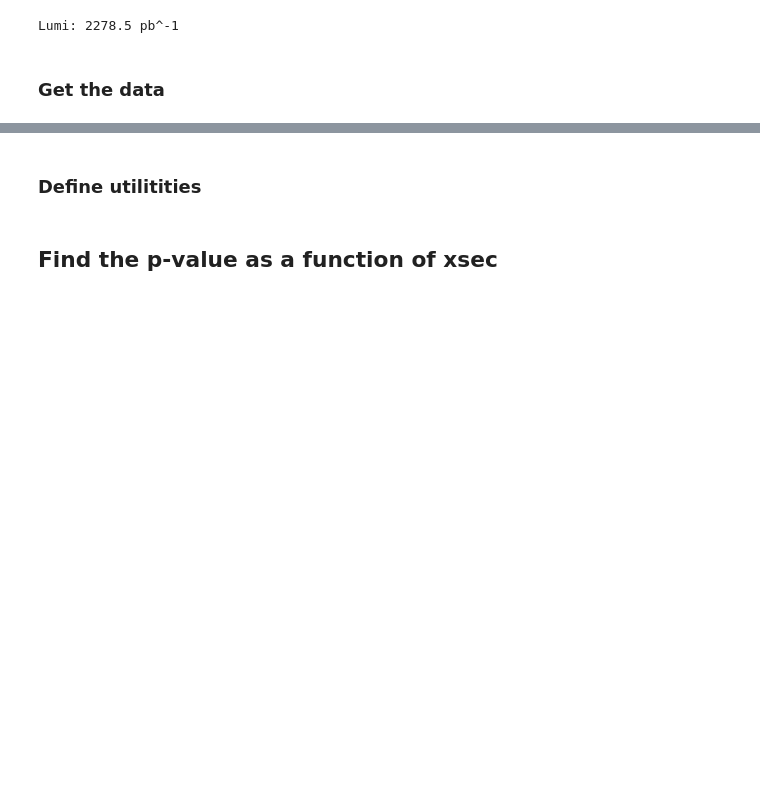
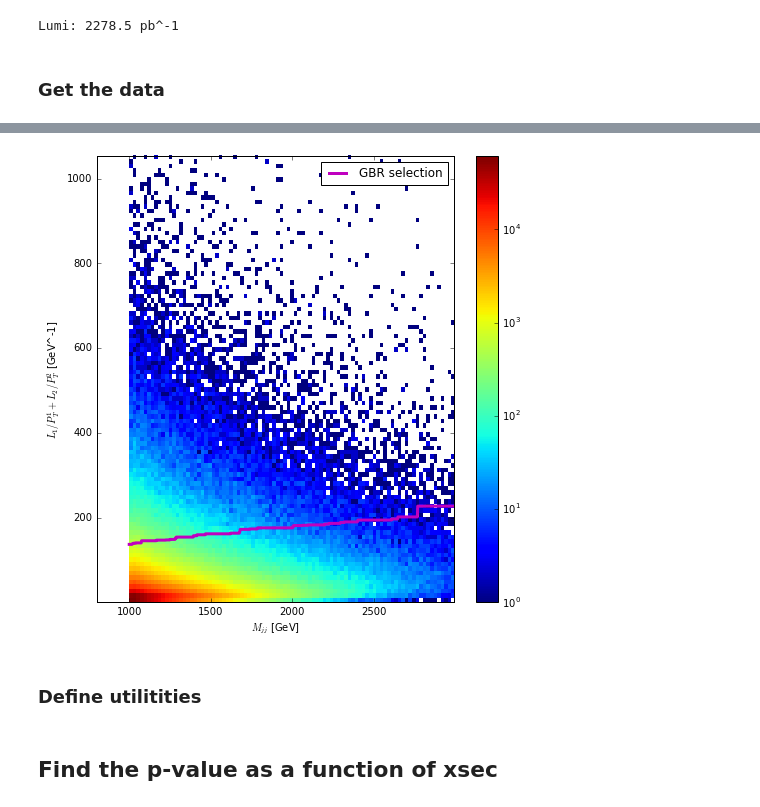
Before and after one commit to thaarres/JetAnomaly_CHEP19, a Jupyter notebook: jupyter/ModelIndepoAnomalyDetection_v2.ipynb, the cells around one changed output, grey strips where cells are left out. Saved outputs shown, nothing was run; the diff lists cells and outputs as text; code cells hidden in the pictures; blank space fills up the shorter version.

```diff
--- a/jupyter/ModelIndepoAnomalyDetection_v2.ipynb
+++ b/jupyter/ModelIndepoAnomalyDetection_v2.ipynb
@@ -322,14 +326,14 @@ Lumi: 2278.5 pb^-1
 # %% [markdown]
 ### Get the data
 # %%
-# data = {}
-# sample_eff = {}
+data = {}
+sample_eff = {}
 table = PrettyTable()
 table.field_names = ['Sample', 'Trg evts', 'Eff. trg [%]', 'VAE sel. evts', 'Eff VAE [%]']
 
 for n, name_tag in sample_loc.iteritems():
     print(n)
-    if not n == 'qcd':
+    if not n == 'qcdfail':
         flist = glob(file_dir + name_tag + '/' + name_tag + '_*.h5')
         x = None
         pb = ProgressBar(len(flist))
@@ -372,3 +389,26 @@ qcd
+# %%
+x = np.reshape(data['qcd']['mJJ'], (-1,1))
+y = computeDiscriminatingVar_str(data['qcd']['Loss12'], data['qcd']['Loss2'])
+
+plt.figure(figsize=(8, 8))
+x_min = Mjj_selection*0.8
+x_max = np.percentile(x, 99.9)
+plt.hist2d(x[:,0], y,
+           range=((x_min , x_max), (np.min(y), np.percentile(y, 1e2*(1-1e-4)))),
+           norm=LogNorm(), bins=100,
+           label='Side band data'
+          )
+
+xs = np.arange(Mjj_selection, x_max, 0.001*(x_max-Mjj_selection))
+plt.plot(xs, gbr_cut.predict(np.reshape(xs, (-1,1))), '-', color='m', lw=3, label='GBR selection')
+
+plt.ylabel('$L_1/P^1_T + L_2/P^2_T$ [GeV^-1]')
+plt.xlabel('$M_{jj}$ [GeV]')
+plt.colorbar()
+plt.legend(loc='best')
+plt.draw()
+# %% [output]
+[figure, added]
 # %% [markdown]
 ### Define utilitities
 # %%
```
Also changed, not shown: parts of 11 cells of this notebook, 13 other files.
